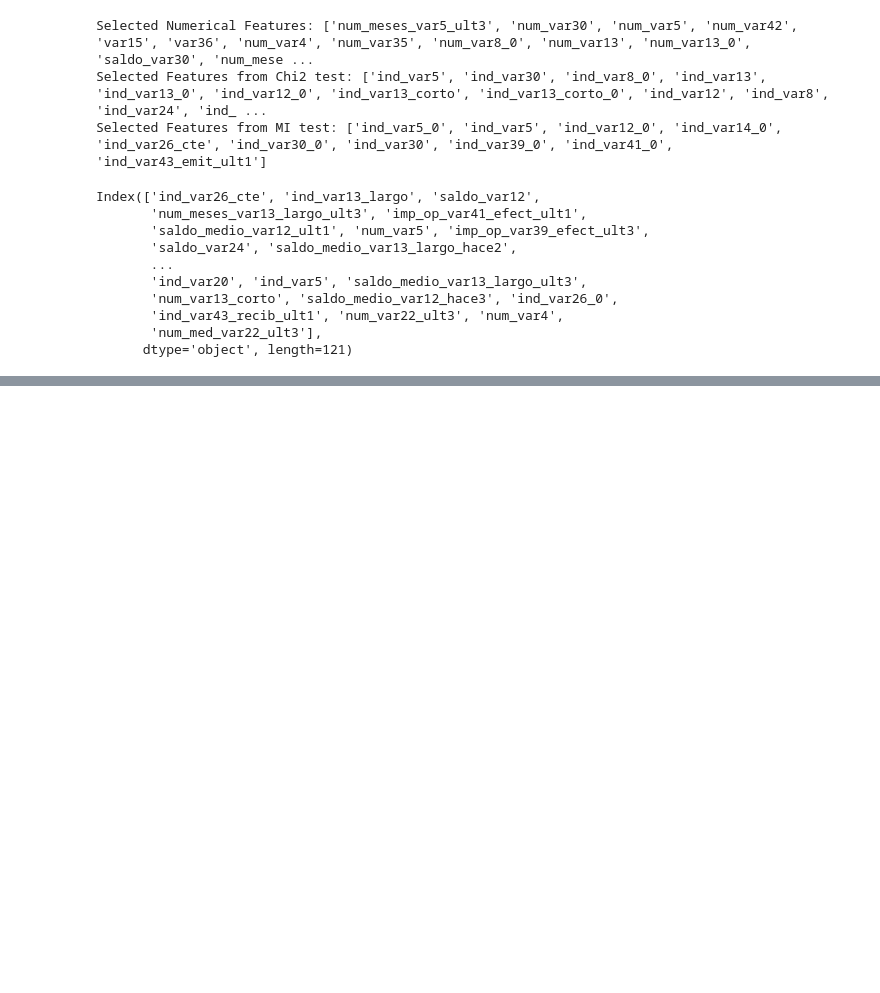
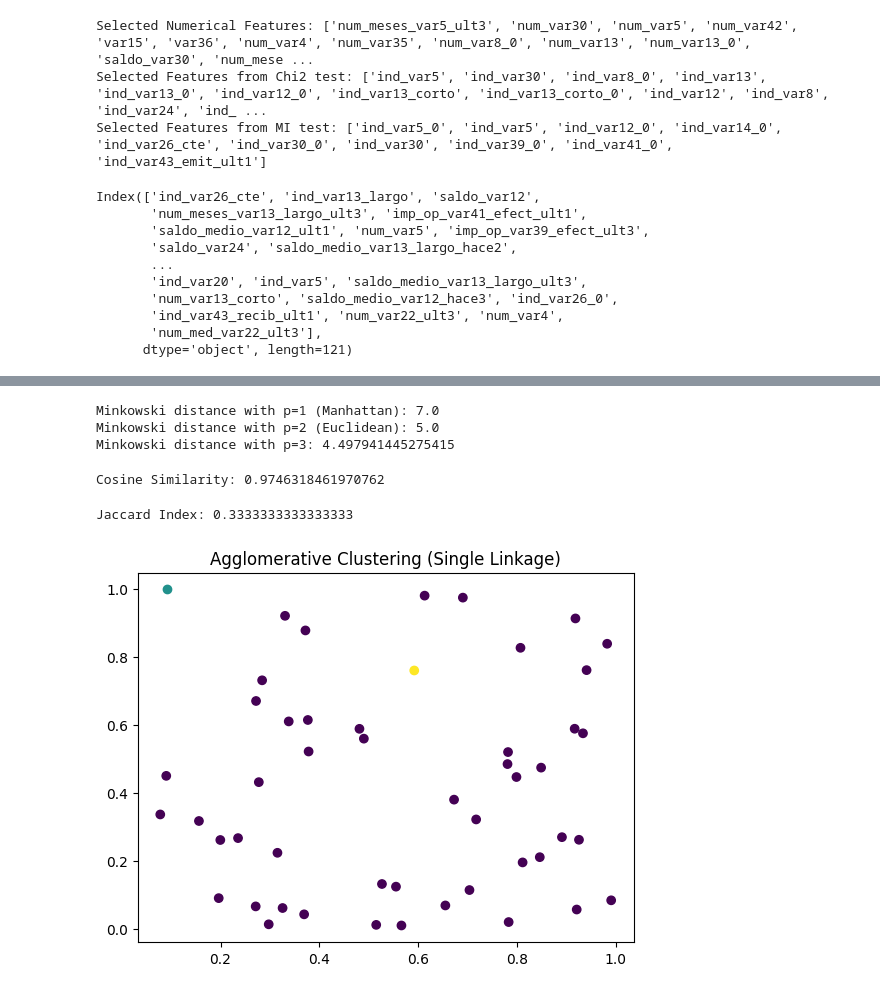
Before and after one commit to SameekshaPadigelawar/ML-lab, a Jupyter notebook: MLlab162.ipynb, the cells around one changed output, grey strips where cells are left out. Drawn from its saved outputs; the diff is of its cells as text; code cells hidden in the pictures; blank space fills up the shorter version.

```diff
--- a/MLlab162.ipynb
+++ b/MLlab162.ipynb
@@ -736,0 +983,78 @@ Please also refer to the documentation for alternative solver options:
+# %%
+import numpy as np
+
+def minkowski_distance(point1, point2, p=2):
+    point1 = np.array(point1)
+    point2 = np.array(point2)
+
+    distance = np.sum(np.abs(point1 - point2) ** p) ** (1 / p)
+    return distance
+
+# Example points
+point1 = (2, 3)
+point2 = (5, 7)
+
+# Calculate Minkowski distances for different p values
+print(f"Minkowski distance with p=1 (Manhattan): {minkowski_distance(point1, point2, p=1)}")
+print(f"Minkowski distance with p=2 (Euclidean): {minkowski_distance(point1, point2, p=2)}")
+print(f"Minkowski distance with p=3: {minkowski_distance(point1, point2, p=3)}")
+# %% [output]
+Minkowski distance with p=1 (Manhattan): 7.0
+Minkowski distance with p=2 (Euclidean): 5.0
+Minkowski distance with p=3: 4.497941445275415
+# %%
+import numpy as np
+
+def cosine_similarity(vec1, vec2):
+    vec1 = np.array(vec1)
+    vec2 = np.array(vec2)
+
+    dot_product = np.dot(vec1, vec2)
+    norm_vec1 = np.linalg.norm(vec1)
+    norm_vec2 = np.linalg.norm(vec2)
+
+    similarity = dot_product / (norm_vec1 * norm_vec2)
+    return similarity
+
+# Example vectors
+vec1 = [1, 2, 3]
+vec2 = [4, 5, 6]
+
+# Calculate cosine similarity
+similarity = cosine_similarity(vec1, vec2)
+print(f"Cosine Similarity: {similarity}")
+# %% [output]
+Cosine Similarity: 0.9746318461970762
+# %%
+def jaccard_index(set1, set2):
+    intersection = len(set1.intersection(set2))
+    union = len(set1.union(set2))
+    return intersection / union
+
+# Example sets
+set1 = {1, 2, 3, 4}
+set2 = {3, 4, 5, 6}
+
+# Calculate and print Jaccard Index
+similarity = jaccard_index(set1, set2)
+print(f"Jaccard Index: {similarity}")
+# %% [output]
+Jaccard Index: 0.3333333333333333
+# %%
+from sklearn.cluster import AgglomerativeClustering
+import numpy as np
+import matplotlib.pyplot as plt
+
+# Sample 2D data points
+X = np.random.rand(50, 2)
+
+# Perform Agglomerative Clustering with single linkage
+clustering = AgglomerativeClustering(n_clusters=3, linkage='single')
+labels = clustering.fit_predict(X)
+
+# Plotting the clusters
+plt.scatter(X[:, 0], X[:, 1], c=labels, cmap='viridis')
+plt.title('Agglomerative Clustering (Single Linkage)')
+plt.show()
+# %% [output]
+[figure, added]
```
Also changed, not shown: parts of 19 cells of this notebook.
